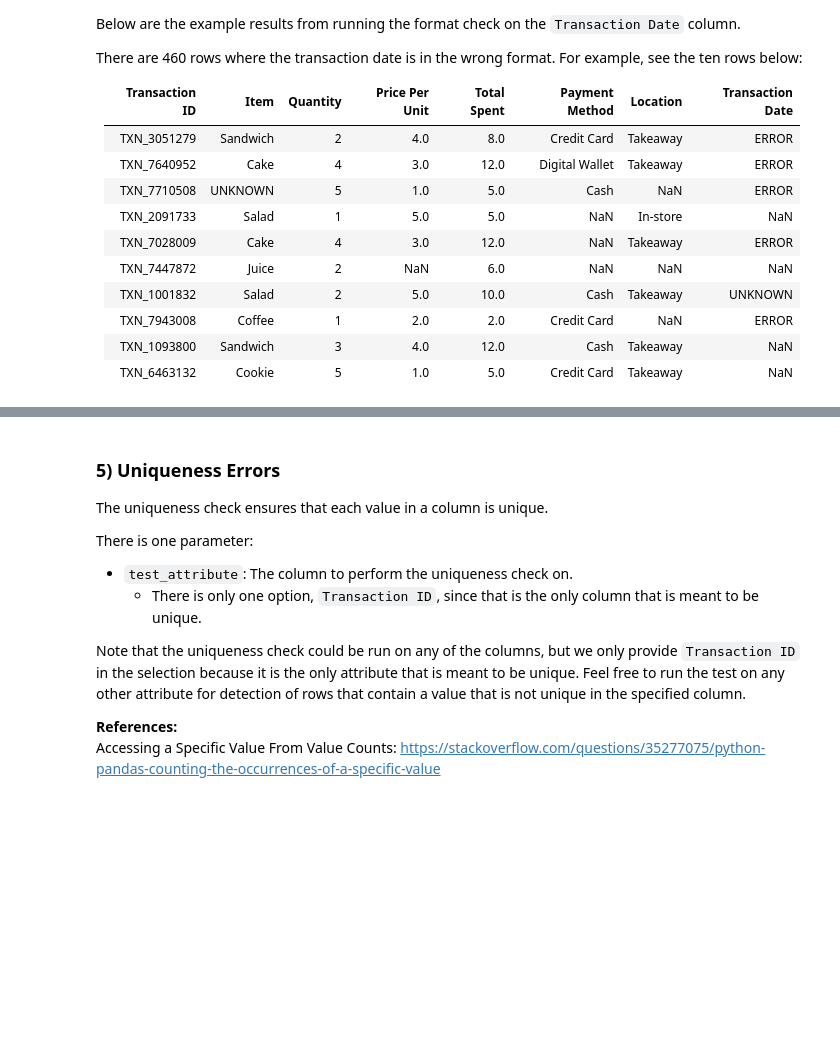
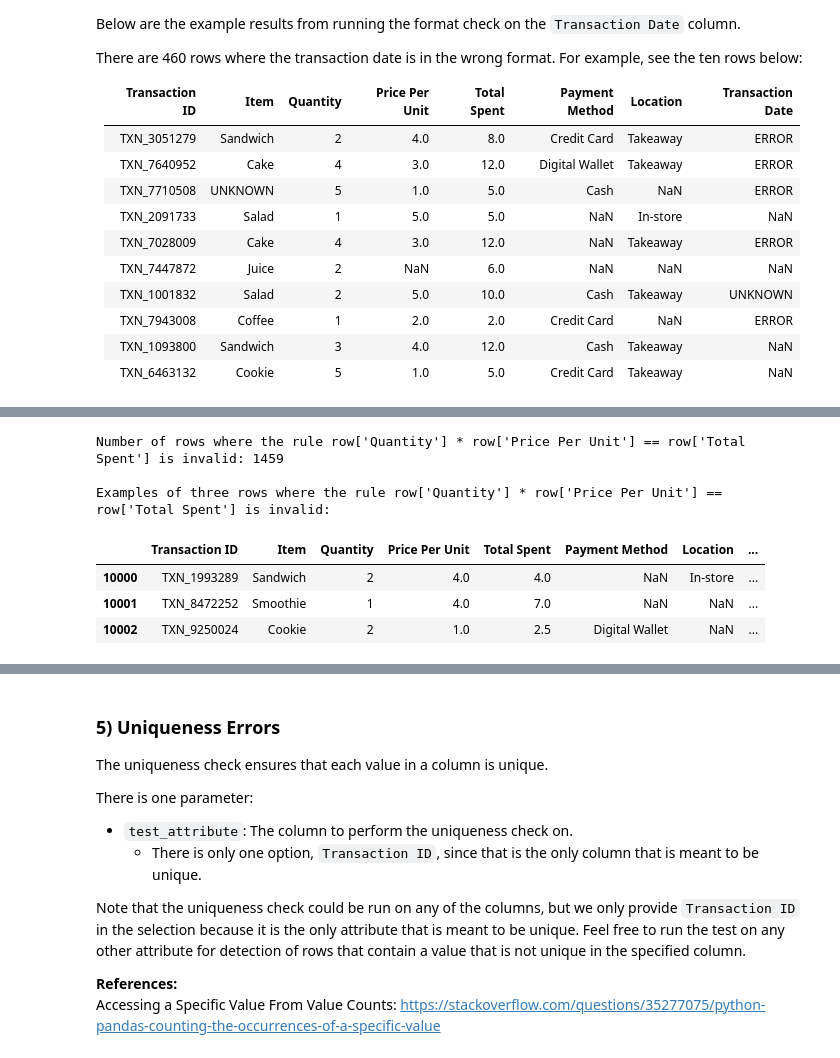
Before and after one commit to Natasa127/CSI4142-A2, a Jupyter notebook: Validity.ipynb, the cells around one changed output, grey strips where cells are left out. Drawn from its saved outputs; the diff is of its cells as text; code cells hidden in the pictures; blank space fills up the shorter version.

```diff
--- a/Validity.ipynb
+++ b/Validity.ipynb
@@ -266,0 +384,29 @@ There are 460 rows where the transaction date is in the wrong format. For exampl
+# %%
+# Error check on the altered dataset
+
+# Set the rule
+rule = "row['Quantity'] * row['Price Per Unit'] == row['Total Spent']"
+
+# Apply the function to each row, setting inconsistent rows to True
+invalid_consistency = altered_sales.apply(
+    lambda row: not consistency_filter(row, rule),
+    axis=1
+)
+
+# Save the invalid rows
+invalid_consistency_df = altered_sales.loc[invalid_consistency]
+
+# Print the number of inconsistent rows based on the provided rule
+print(f"Number of rows where the rule {rule} is invalid: {invalid_consistency.sum()}\n")
+
+# Display the first 3 inconsistent rows based on the provided rule
+print(f"Examples of three rows where the rule {rule} is invalid:")
+invalid_consistency_df.tail(3)
+# %% [output]
+Number of rows where the rule row['Quantity'] * row['Price Per Unit'] == row['Total Spent'] is invalid: 1459
+
+Examples of three rows where the rule row['Quantity'] * row['Price Per Unit'] == row['Total Spent'] is invalid:
+|  | Transaction ID | Item | Quantity | Price Per Unit | Total Spent | Payment Method | Location | ... |
+| 10000 | TXN_1993289 | Sandwich | 2 | 4.0 | 4.0 | NaN | In-store | ... |
+| 10001 | TXN_8472252 | Smoothie | 1 | 4.0 | 7.0 | NaN | NaN | ... |
+| 10002 | TXN_9250024 | Cookie | 2 | 1.0 | 2.5 | Digital Wallet | NaN | ... |
```
Also changed, not shown: parts of 6 cells of this notebook.
